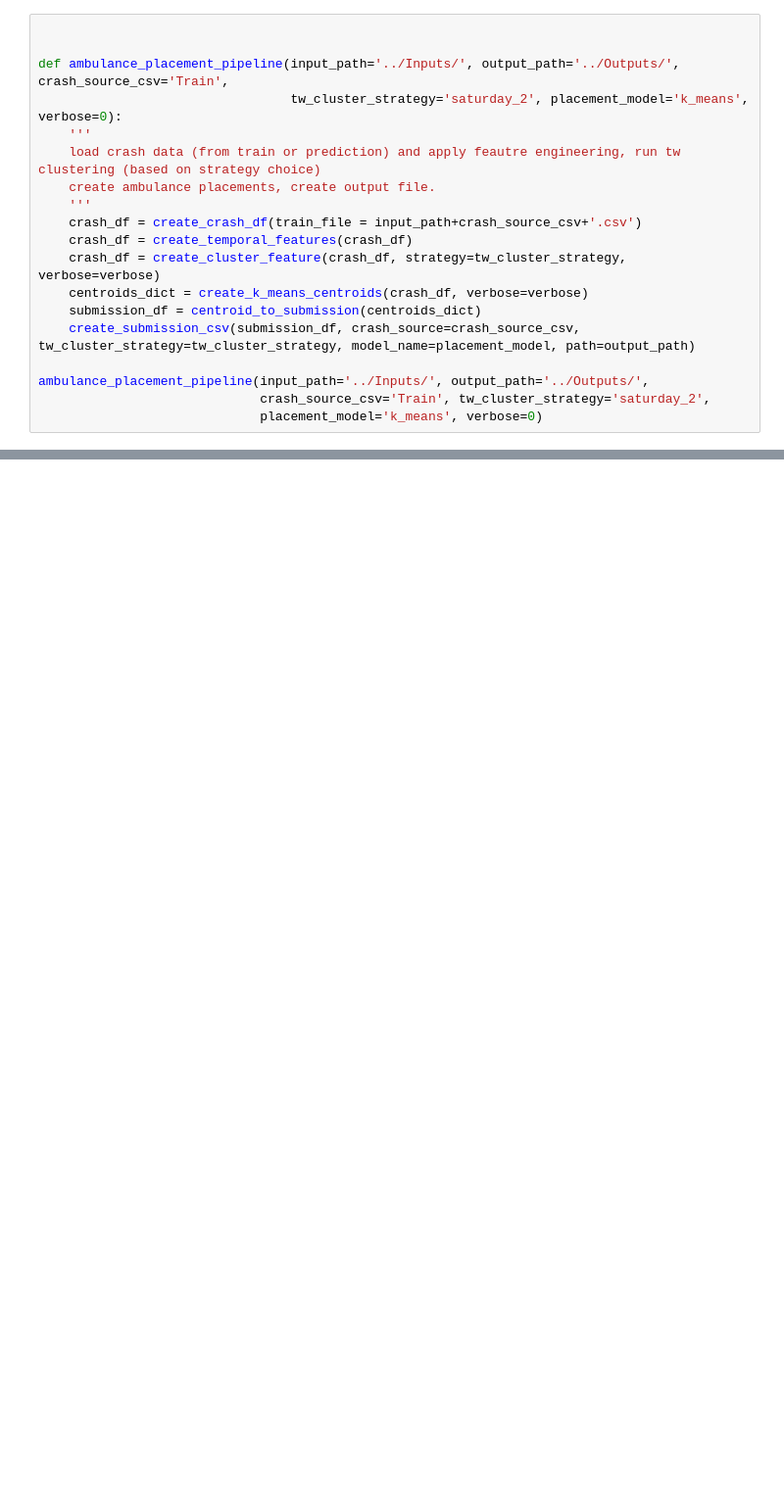
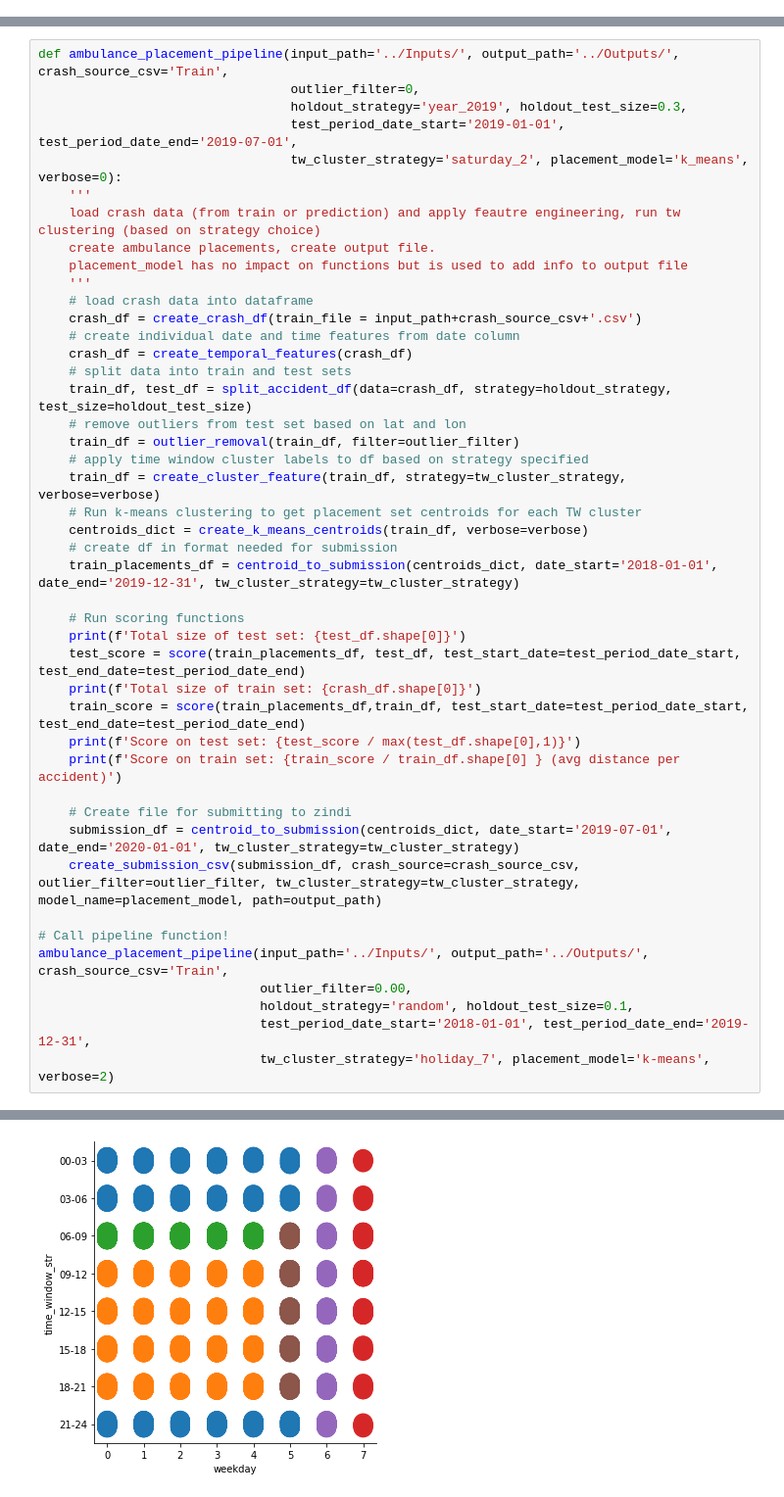
Before and after one commit to AndOleAnd/Capstone_N_A_P, a Jupyter notebook: Notebooks/submission_functions.ipynb, the cells around one changed output, grey strips where cells are left out. Shown at 98% size. Saved outputs shown, nothing was run; the diff lists cells and outputs as text; blank space fills up the shorter version.

```diff
--- a/Notebooks/submission_functions.ipynb
+++ b/Notebooks/submission_functions.ipynb
@@ -286,19 +364,0 @@ def create_submission_csv(submission_df, crash_source, tw_cluster_strategy, mode
-# %%
-
-
-def ambulance_placement_pipeline(input_path='../Inputs/', output_path='../Outputs/', crash_source_csv='Train',
-                                 tw_cluster_strategy='saturday_2', placement_model='k_means', verbose=0):
-    '''
-    load crash data (from train or prediction) and apply feautre engineering, run tw clustering (based on strategy choice)
-    create ambulance placements, create output file.
-    '''
-    crash_df = create_crash_df(train_file = input_path+crash_source_csv+'.csv')
-    crash_df = create_temporal_features(crash_df)
-    crash_df = create_cluster_feature(crash_df, strategy=tw_cluster_strategy, verbose=verbose)
-    centroids_dict = create_k_means_centroids(crash_df, verbose=verbose)
-    submission_df = centroid_to_submission(centroids_dict)
-    create_submission_csv(submission_df, crash_source=crash_source_csv, tw_cluster_strategy=tw_cluster_strategy, model_name=placement_model, path=output_path)
-
-ambulance_placement_pipeline(input_path='../Inputs/', output_path='../Outputs/',
-                             crash_source_csv='Train', tw_cluster_strategy='saturday_2',
-                             placement_model='k_means', verbose=0)
@@ -309,0 +365,45 @@ submission dataframe created
+# %%
+def ambulance_placement_pipeline(input_path='../Inputs/', output_path='../Outputs/', crash_source_csv='Train',
+                                 outlier_filter=0,
+                                 holdout_strategy='year_2019', holdout_test_size=0.3,
+                                 test_period_date_start='2019-01-01', test_period_date_end='2019-07-01',
+                                 tw_cluster_strategy='saturday_2', placement_model='k_means', verbose=0):
+    '''
+    load crash data (from train or prediction) and apply feautre engineering, run tw clustering (based on strategy choice)
+    create ambulance placements, create output file.
+    placement_model has no impact on functions but is used to add info to output file
+    '''
+    # load crash data into dataframe
+    crash_df = create_crash_df(train_file = input_path+crash_source_csv+'.csv')
+    # create individual date and time features from date column
+    crash_df = create_temporal_features(crash_df)
+    # split data into train and test sets
+    train_df, test_df = split_accident_df(data=crash_df, strategy=holdout_strategy, test_size=holdout_test_size)
+    # remove outliers from test set based on lat and lon
+    train_df = outlier_removal(train_df, filter=outlier_filter)
+    # apply time window cluster labels to df based on strategy specified
+    train_df = create_cluster_feature(train_df, strategy=tw_cluster_strategy, verbose=verbose)
+    # Run k-means clustering to get placement set centroids for each TW cluster
+    centroids_dict = create_k_means_centroids(train_df, verbose=verbose)
+    # create df in format needed for submission
+    train_placements_df = centroid_to_submission(centroids_dict, date_start='2018-01-01', date_end='2019-12-31', tw_cluster_strategy=tw_cluster_strategy)
+
+    # Run scoring functions
+    print(f'Total size of test set: {test_df.shape[0]}')
+    test_score = score(train_placements_df, test_df, test_start_date=test_period_date_start, test_end_date=test_period_date_end)
+    print(f'Total size of train set: {crash_df.shape[0]}')
+    train_score = score(train_placements_df,train_df, test_start_date=test_period_date_start, test_end_date=test_period_date_end)
+    print(f'Score on test set: {test_score / max(test_df.shape[0],1)}')
+    print(f'Score on train set: {train_score / train_df.shape[0] } (avg distance per accident)')
+
+    # Create file for submitting to zindi
+    submission_df = centroid_to_submission(centroids_dict, date_start='2019-07-01', date_end='2020-01-01', tw_cluster_strategy=tw_cluster_strategy)
+    create_submission_csv(submission_df, crash_source=crash_source_csv, outlier_filter=outlier_filter, tw_cluster_strategy=tw_cluster_strategy, model_name=placement_model, path=output_path)
+
+# Call pipeline function!
+ambulance_placement_pipeline(input_path='../Inputs/', output_path='../Outputs/', crash_source_csv='Train',
+                             outlier_filter=0.00,
+                             holdout_strategy='random', holdout_test_size=0.1,
+                             test_period_date_start='2018-01-01', test_period_date_end='2019-12-31',
+                             tw_cluster_strategy='holiday_7', placement_model='k-means', verbose=2)
+# %% [output]
@@ -309,0 +421 @@ submission dataframe created
+[figure, added]
```
Also changed, not shown: parts of 4 cells of this notebook, 1 other file.
